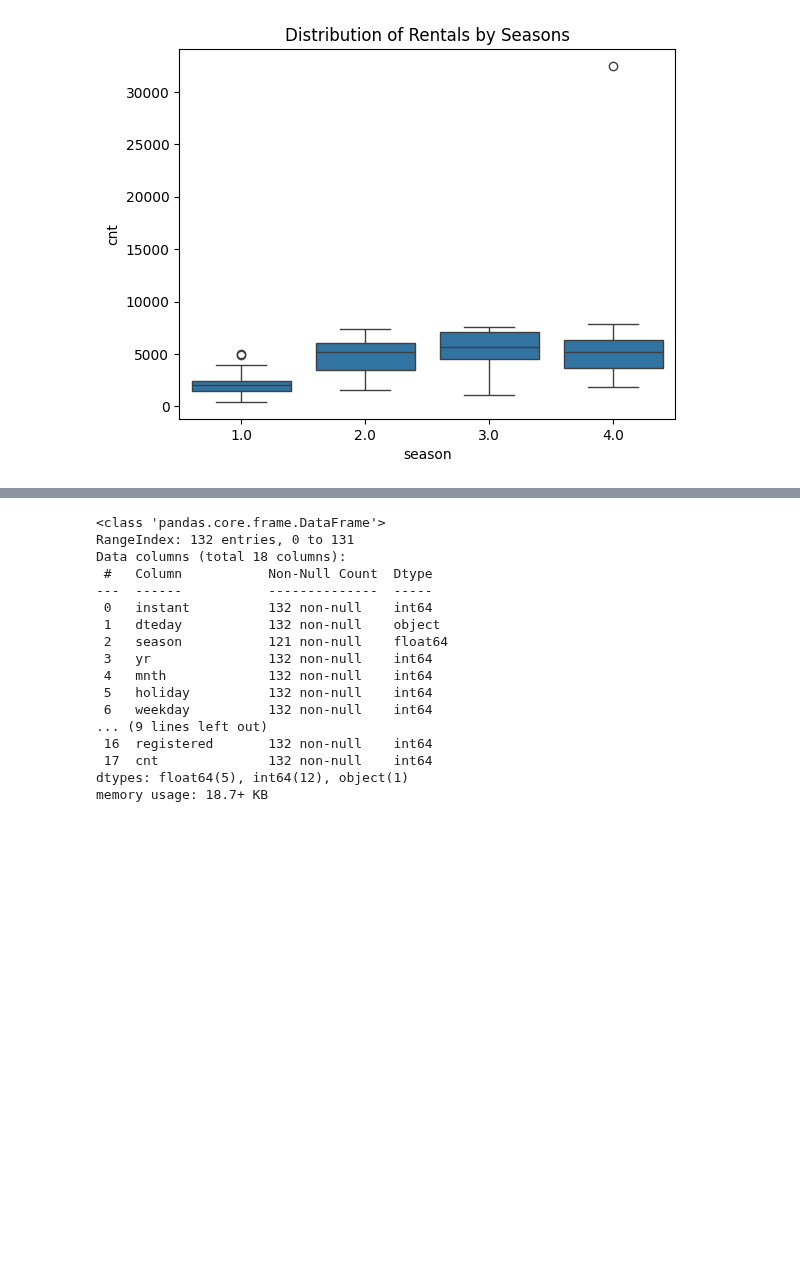
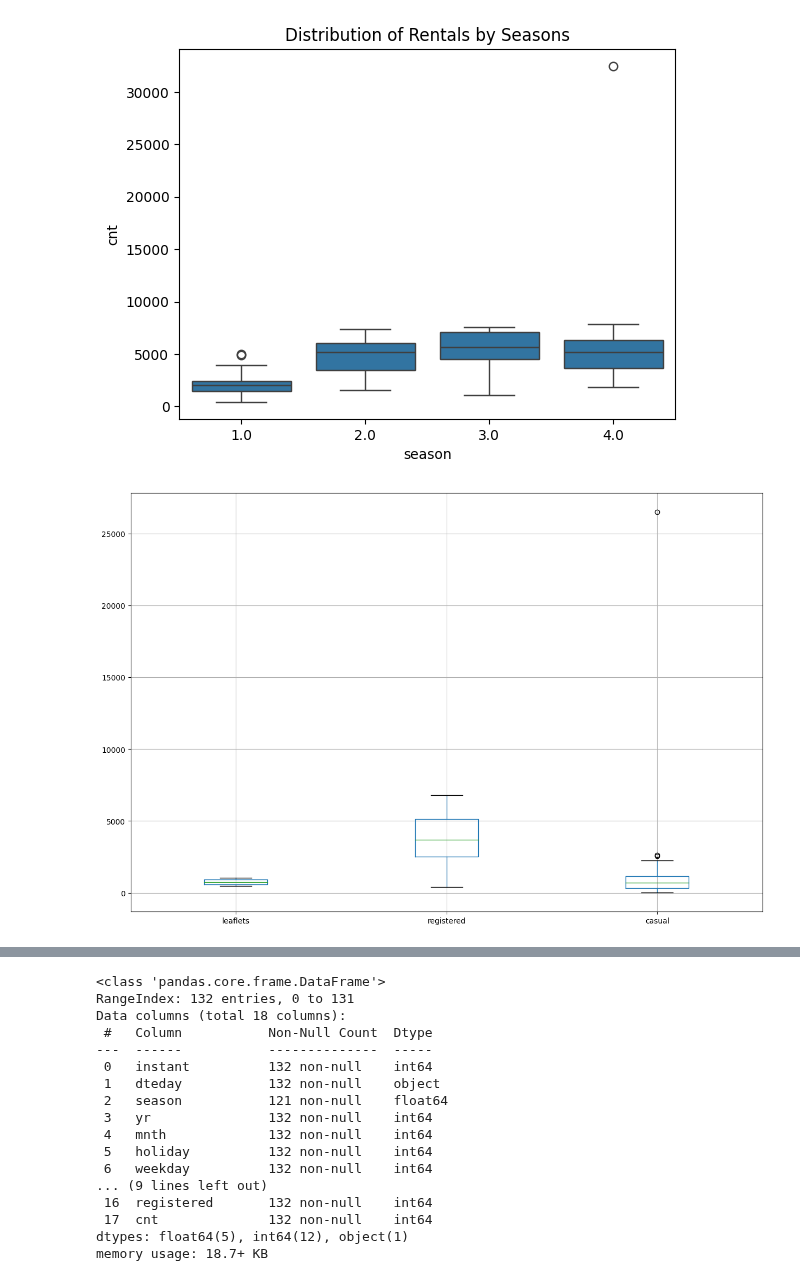
Before and after one commit to PatrykGadziomski/Bike-Rental-Prediction, a Jupyter notebook: Project Data set and Description-20231027/test_data_notebook.ipynb, the cells around one changed output, grey strips where cells are left out. Saved outputs shown, nothing was run; the diff lists cells and outputs as text; code cells hidden in the pictures; blank space fills up the shorter version.

Commit message:
final test data Analysis

```diff
--- a/Project Data set and Description-20231027/test_data_notebook.ipynb
+++ b/Project Data set and Description-20231027/test_data_notebook.ipynb
@@ -21,3 +21,17 @@ df_test
 | 130 | 180 | 29.06.2011 | 3.0 | 0 | 6 | 0 | 3 | 1 | 1 | 29.1333 | ... |
 | 131 | 387 | 22.01.2012 | 1.0 | 1 | 1 | 0 | 0 | 0 | 2 | 6.5000 | ... |
 132 rows × 18 columns
+# %%
+# sorted Dataframe, sorted by instant, so that its in the right chronical order
+sorted_df = df_test.sort_values(by=['instant'])
+index_df = sorted_df.set_index('instant')
+
+
+# The entries are not complete, there are some missing rows
+x = 0
+for i in df_test['instant']:
+    if i == 1:
+        print(i)
+    else:
+        x += 1
+print(x)
@@ -66,6 +82,10 @@ plt.title('Distribution of Rentals by Seasons')
 plt.show()
 # %% [output]
 [figure]
+# %%
+boxplot = index_df[['leaflets', 'registered', 'casual']].boxplot(figsize=(15, 10))
+# %% [output]
+[figure, added]
 # %%
 df_test.describe()
 # %% [output]
```
Also changed, not shown: parts of 1 cell of this notebook.
